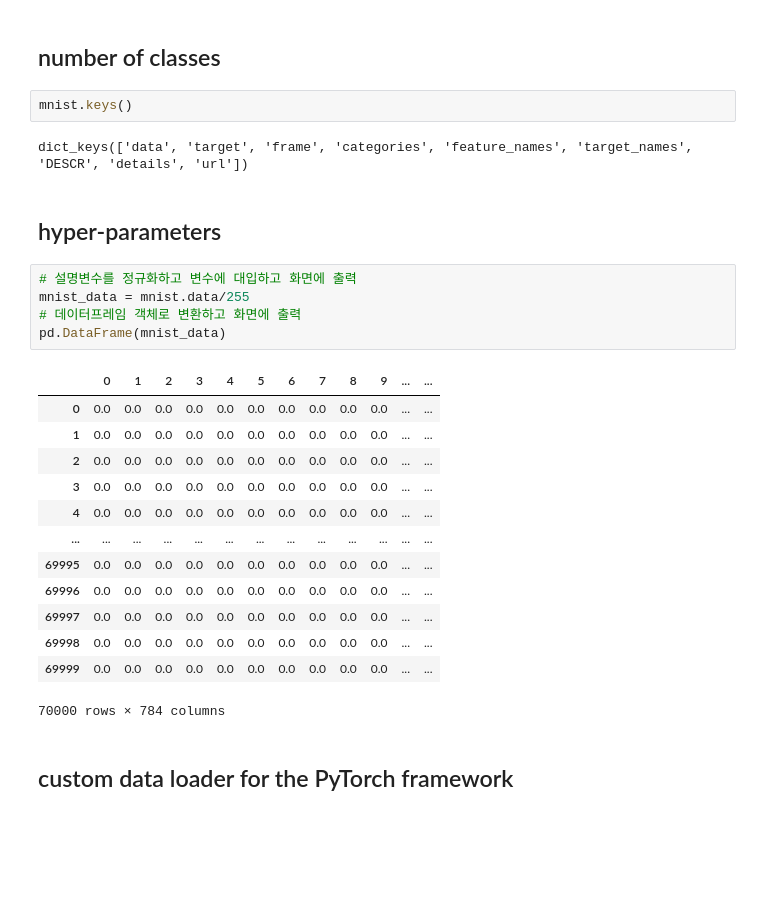
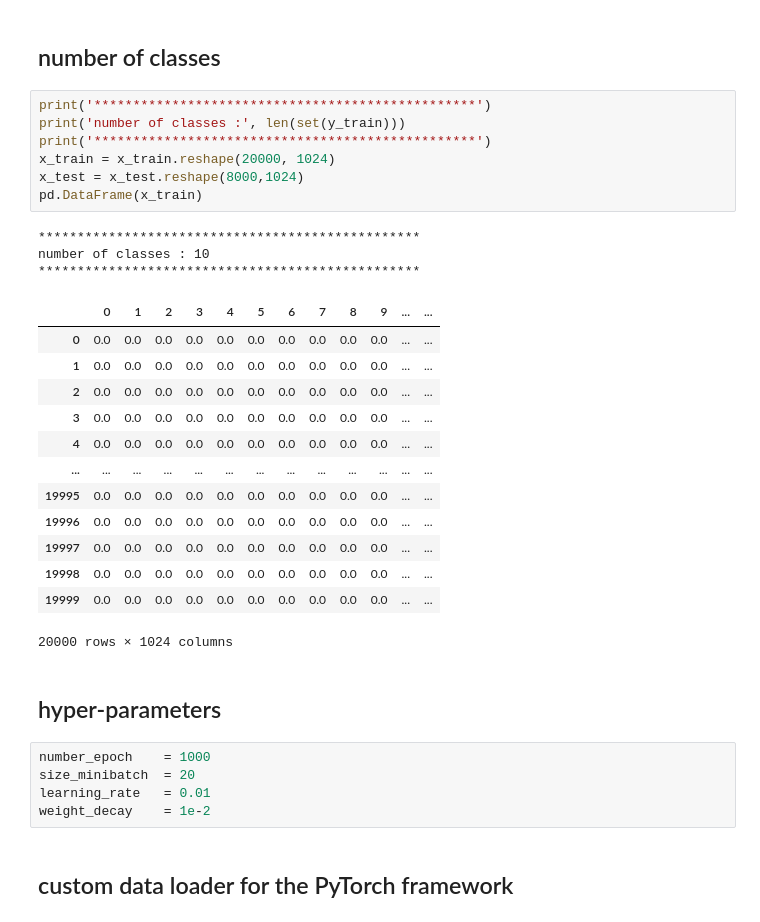
Before and after one commit to parkheesoo/Machine_Learning_Project, a Jupyter notebook: assignment/assignment_06.ipynb, the cells around one changed output. Saved outputs shown, nothing was run; the diff lists cells and outputs as text; blank space fills up the shorter version.

Commit message:
customizing data

```diff
--- a/assignment/assignment_06.ipynb
+++ b/assignment/assignment_06.ipynb
@@ -67,30 +67,36 @@ width of testing image : 32
 *************************************************
 # %% [markdown]
 ## number of classes
-# %%
-mnist.keys()
-# %% [output]
-dict_keys(['data', 'target', 'frame', 'categories', 'feature_names', 'target_names', 'DESCR', 'details', 'url'])
+# %%
+print('*************************************************')
+print('number of classes :', len(set(y_train)))
+print('*************************************************')
+x_train = x_train.reshape(20000, 1024)
+x_test = x_test.reshape(8000,1024)
+pd.DataFrame(x_train)
+# %% [output]
+*************************************************
+number of classes : 10
+*************************************************
+|  | 0 | 1 | 2 | 3 | 4 | 5 | 6 | 7 | 8 | 9 | ... | ... |
+| 0 | 0.0 | 0.0 | 0.0 | 0.0 | 0.0 | 0.0 | 0.0 | 0.0 | 0.0 | 0.0 | ... | ... |
+| 1 | 0.0 | 0.0 | 0.0 | 0.0 | 0.0 | 0.0 | 0.0 | 0.0 | 0.0 | 0.0 | ... | ... |
+| 2 | 0.0 | 0.0 | 0.0 | 0.0 | 0.0 | 0.0 | 0.0 | 0.0 | 0.0 | 0.0 | ... | ... |
+| 3 | 0.0 | 0.0 | 0.0 | 0.0 | 0.0 | 0.0 | 0.0 | 0.0 | 0.0 | 0.0 | ... | ... |
+| 4 | 0.0 | 0.0 | 0.0 | 0.0 | 0.0 | 0.0 | 0.0 | 0.0 | 0.0 | 0.0 | ... | ... |
+| ... | ... | ... | ... | ... | ... | ... | ... | ... | ... | ... | ... | ... |
+| 19995 | 0.0 | 0.0 | 0.0 | 0.0 | 0.0 | 0.0 | 0.0 | 0.0 | 0.0 | 0.0 | ... | ... |
+| 19996 | 0.0 | 0.0 | 0.0 | 0.0 | 0.0 | 0.0 | 0.0 | 0.0 | 0.0 | 0.0 | ... | ... |
+| 19997 | 0.0 | 0.0 | 0.0 | 0.0 | 0.0 | 0.0 | 0.0 | 0.0 | 0.0 | 0.0 | ... | ... |
+| 19998 | 0.0 | 0.0 | 0.0 | 0.0 | 0.0 | 0.0 | 0.0 | 0.0 | 0.0 | 0.0 | ... | ... |
+| 19999 | 0.0 | 0.0 | 0.0 | 0.0 | 0.0 | 0.0 | 0.0 | 0.0 | 0.0 | 0.0 | ... | ... |
+20000 rows × 1024 columns
 # %% [markdown]
 ## hyper-parameters
-# %%
-# 설명변수를 정규화하고 변수에 대입하고 화면에 출력
-mnist_data = mnist.data/255
-# 데이터프레임 객체로 변환하고 화면에 출력
-pd.DataFrame(mnist_data)
-# %% [output]
-|  | 0 | 1 | 2 | 3 | 4 | 5 | 6 | 7 | 8 | 9 | ... | ... |
-| 0 | 0.0 | 0.0 | 0.0 | 0.0 | 0.0 | 0.0 | 0.0 | 0.0 | 0.0 | 0.0 | ... | ... |
-| 1 | 0.0 | 0.0 | 0.0 | 0.0 | 0.0 | 0.0 | 0.0 | 0.0 | 0.0 | 0.0 | ... | ... |
-| 2 | 0.0 | 0.0 | 0.0 | 0.0 | 0.0 | 0.0 | 0.0 | 0.0 | 0.0 | 0.0 | ... | ... |
-| 3 | 0.0 | 0.0 | 0.0 | 0.0 | 0.0 | 0.0 | 0.0 | 0.0 | 0.0 | 0.0 | ... | ... |
-| 4 | 0.0 | 0.0 | 0.0 | 0.0 | 0.0 | 0.0 | 0.0 | 0.0 | 0.0 | 0.0 | ... | ... |
-| ... | ... | ... | ... | ... | ... | ... | ... | ... | ... | ... | ... | ... |
-| 69995 | 0.0 | 0.0 | 0.0 | 0.0 | 0.0 | 0.0 | 0.0 | 0.0 | 0.0 | 0.0 | ... | ... |
-| 69996 | 0.0 | 0.0 | 0.0 | 0.0 | 0.0 | 0.0 | 0.0 | 0.0 | 0.0 | 0.0 | ... | ... |
-| 69997 | 0.0 | 0.0 | 0.0 | 0.0 | 0.0 | 0.0 | 0.0 | 0.0 | 0.0 | 0.0 | ... | ... |
-| 69998 | 0.0 | 0.0 | 0.0 | 0.0 | 0.0 | 0.0 | 0.0 | 0.0 | 0.0 | 0.0 | ... | ... |
-| 69999 | 0.0 | 0.0 | 0.0 | 0.0 | 0.0 | 0.0 | 0.0 | 0.0 | 0.0 | 0.0 | ... | ... |
-70000 rows × 784 columns
+# %%
+number_epoch    = 1000
+size_minibatch  = 20
+learning_rate   = 0.01
+weight_decay    = 1e-2
 # %% [markdown]
 ## custom data loader for the PyTorch framework
```
Also changed, not shown: parts of 4 cells of this notebook.
